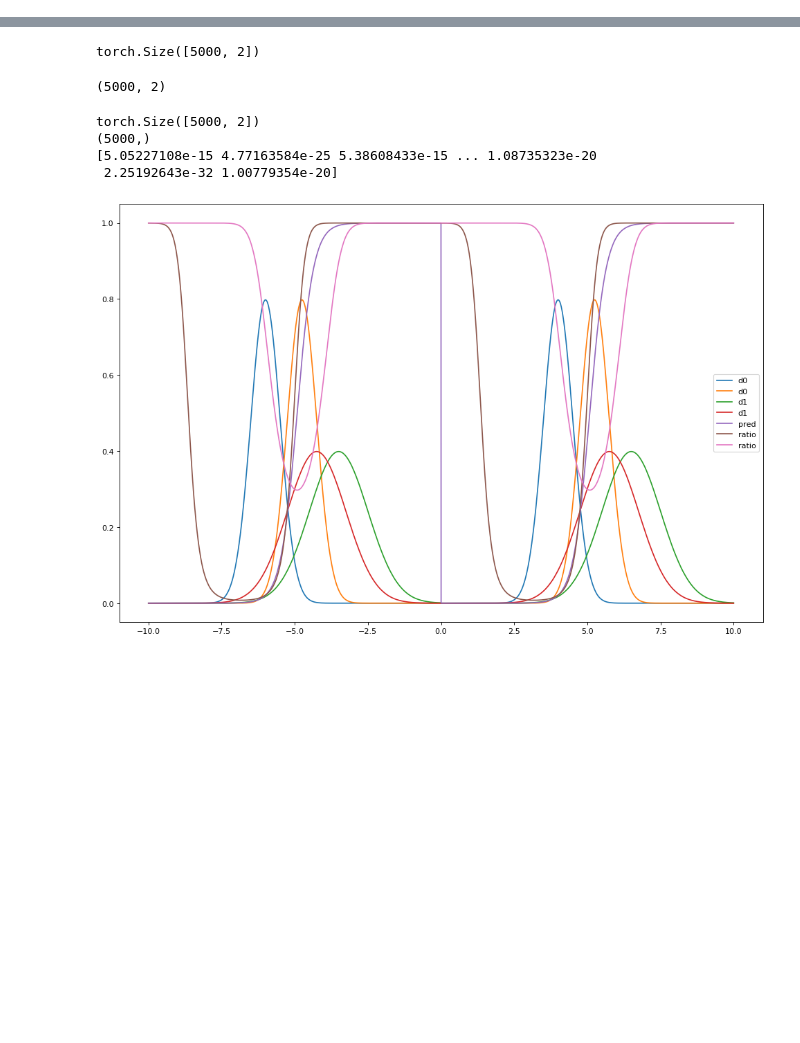
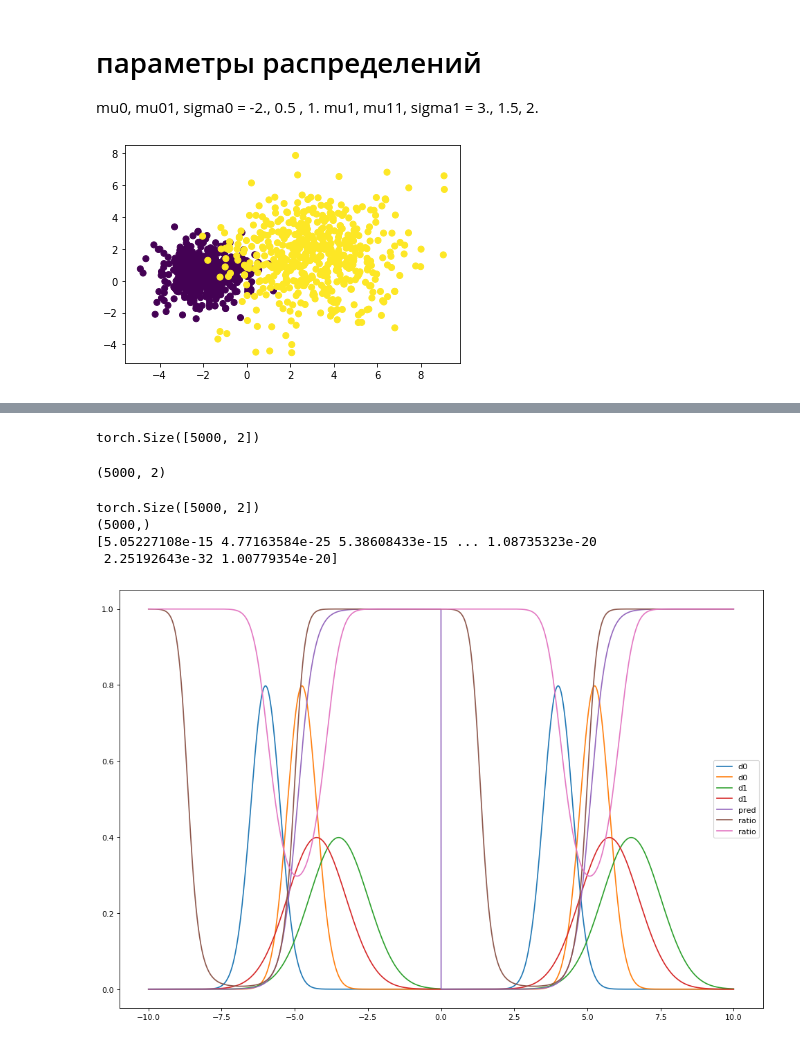
Before and after one commit to vasiache/ttt, a Jupyter notebook: homework2/log_regV2.ipynb, the cells around one changed output, grey strips where cells are left out. Saved outputs shown, nothing was run; the diff lists cells and outputs as text; code cells hidden in the pictures; blank space fills up the shorter version.

```diff
--- a/homework2/log_regV2.ipynb
+++ b/homework2/log_regV2.ipynb
@@ -9,10 +9,14 @@ import scipy.stats as stats
 import matplotlib.pyplot as plt
 
 %matplotlib inline
+# %% [markdown]
+# параметры распределений
+mu0, mu01, sigma0 = -2., 0.5 , 1.
+mu1, mu11, sigma1 = 3., 1.5,  2.
 # %%
 # параметры распределений
-mu0, mu01, sigma0 = -2., 0.5 , 1.
-mu1, mu11, sigma1 = 3., 1.5,  2.
+mu0, sigma0 = [-2., 0.5] , 1.
+mu1, sigma1 = [3., 1.5],  2.
 # %%
 def sample(d0, d1, n=32):
     x0 = d0.rsample((n,))
@@ -22,10 +26,14 @@ def sample(d0, d1, n=32):
     y1 = torch.ones((n, 1))
     return torch.cat([x0, x1], 0), torch.cat([y0, y1], 0)
 # %%
-#d0 = torch.distributions.Normal(torch.tensor([mu0]), torch.tensor([sigma0]))
-#d1 = torch.distributions.Normal(torch.tensor([mu1]), torch.tensor([sigma1]))
-d0 = torch.distributions.Normal(torch.tensor([mu0, mu01]), torch.tensor([sigma0]))
-d1 = torch.distributions.Normal(torch.tensor([mu1, mu11]), torch.tensor([sigma1]))
+d0 = torch.distributions.Normal(torch.tensor(mu0), torch.tensor([sigma0]))
+d1 = torch.distributions.Normal(torch.tensor(mu1), torch.tensor([sigma1]))
+# %%
+x, y = sample(d0, d1, 512)
+plt.scatter(x[:,0], x[:,1], c=y.flatten())
+plt.show()
+# %% [output]
+[figure, added]
 # %%
 layer = nn.Linear(2, 1)
 #layer = nn.Linear(1, 1)
```
Also changed, not shown: parts of 4 cells of this notebook.
